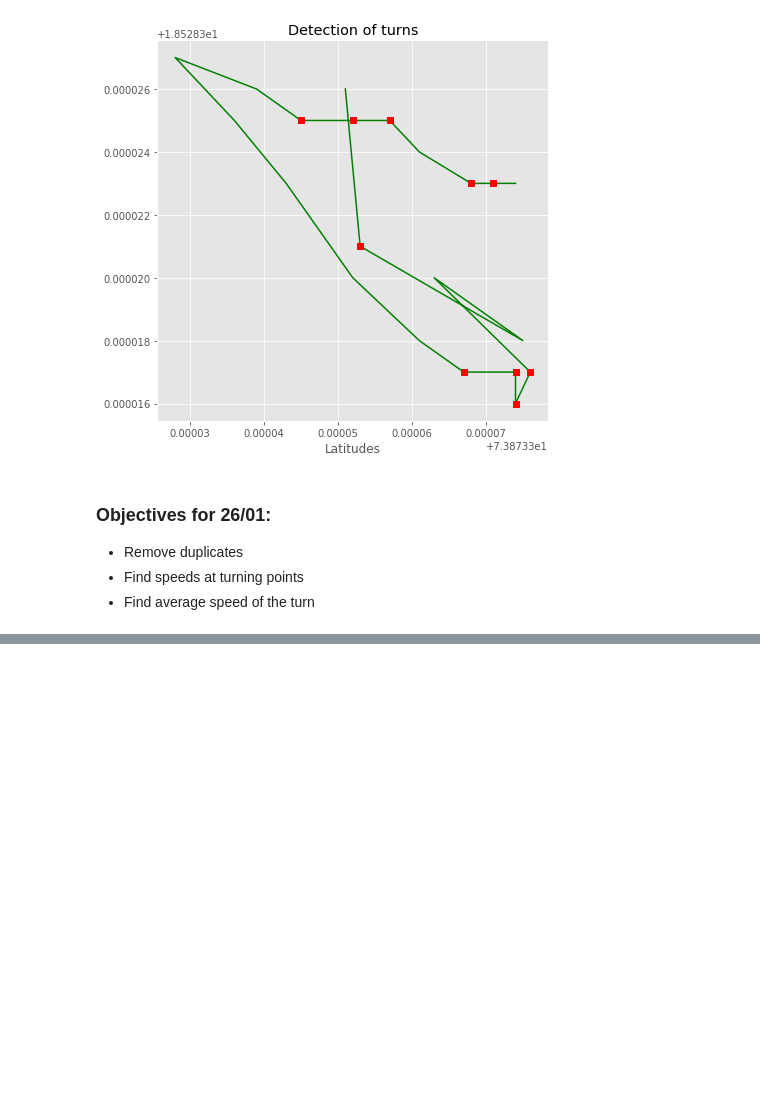
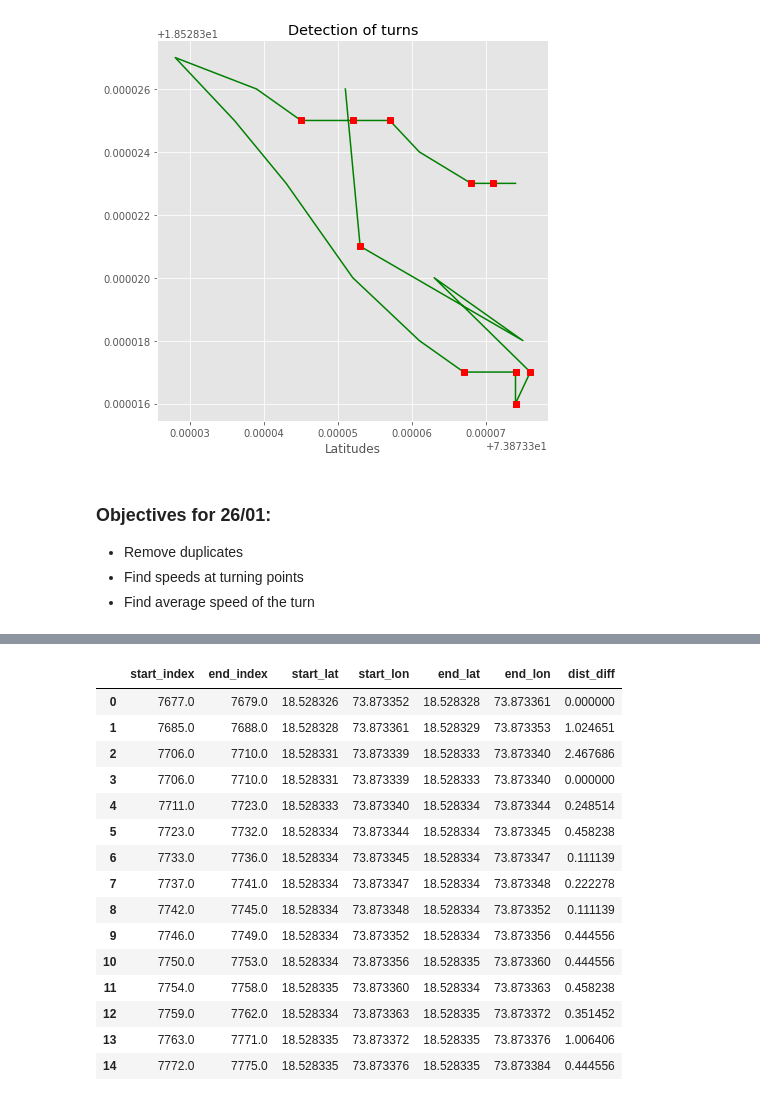
Before and after one commit to anish2197/data-analystics, a Jupyter notebook: Day 6 and 7.ipynb, the cells around one changed output, grey strips where cells are left out. Saved outputs shown, nothing was run; the diff lists cells and outputs as text; code cells hidden in the pictures; blank space fills up the shorter version.

Commit message:
data cleaning

```diff
--- a/Day 6.ipynb
+++ b/Day 6 and 7.ipynb
@@ -417,0 +573,55 @@ Merged result
+# %%
+def find_distance(lat1, long1, lat2, long2):
+
+    DOF_lat = lat1 - lat2
+    DOF_long = long1 - long2
+
+    dist_lat = DOF_lat * 111139
+    dist_long = DOF_long * 111139
+
+    dist = np.sqrt((dist_lat*dist_lat) + (dist_long*dist_long))
+
+    return dist
+# %%
+# A function to find distance between turns:
+
+def turns_dist(df_merged):
+
+    df_turns_dist = pd.DataFrame(columns=["start_index", "end_index", "start_lat", "start_lon", "end_lat", "end_lon", "dist_diff"])
+
+    df_turns_dist = df_turns_dist.append({"start_index":df_merged["start_index"].iloc[0],
+                                         "end_index":df_merged["end_index"].iloc[0],
+                                         "start_lat":df_merged["start_lat"].iloc[0],"start_lon":df_merged["start_lon"].iloc[0],
+                                         "end_lat":df_merged["end_lat"].iloc[0], "end_lon":df_merged["end_lon"].iloc[0],
+                                         "dist_diff":0},ignore_index=True)
+
+    for i in range(len(df_merged)):
+        if i == 0:
+            pass
+        else:
+            dist_diff = find_distance(df_merged["start_lat"].iloc[i-1], df_merged["start_lon"].iloc[i-1],df_merged["start_lat"].iloc[i], df_merged["start_lon"].iloc[i])
+            df_turns_dist = df_turns_dist.append({"start_index":df_merged["start_index"].iloc[i],
+                                         "end_index":df_merged["end_index"].iloc[i],
+                                         "start_lat":df_merged["start_lat"].iloc[i],"start_lon":df_merged["start_lon"].iloc[i],
+                                         "end_lat":df_merged["end_lat"].iloc[i], "end_lon":df_merged["end_lon"].iloc[i],
+                                         "dist_diff":dist_diff},ignore_index=True)
+    return df_turns_dist
+
+turns_dist(df_merged)
+# %% [output]
+|  | start_index | end_index | start_lat | start_lon | end_lat | end_lon | dist_diff |
+| 0 | 7677.0 | 7679.0 | 18.528326 | 73.873352 | 18.528328 | 73.873361 | 0.000000 |
+| 1 | 7685.0 | 7688.0 | 18.528328 | 73.873361 | 18.528329 | 73.873353 | 1.024651 |
+| 2 | 7706.0 | 7710.0 | 18.528331 | 73.873339 | 18.528333 | 73.873340 | 2.467686 |
+| 3 | 7706.0 | 7710.0 | 18.528331 | 73.873339 | 18.528333 | 73.873340 | 0.000000 |
+| 4 | 7711.0 | 7723.0 | 18.528333 | 73.873340 | 18.528334 | 73.873344 | 0.248514 |
+| 5 | 7723.0 | 7732.0 | 18.528334 | 73.873344 | 18.528334 | 73.873345 | 0.458238 |
+| 6 | 7733.0 | 7736.0 | 18.528334 | 73.873345 | 18.528334 | 73.873347 | 0.111139 |
+| 7 | 7737.0 | 7741.0 | 18.528334 | 73.873347 | 18.528334 | 73.873348 | 0.222278 |
+| 8 | 7742.0 | 7745.0 | 18.528334 | 73.873348 | 18.528334 | 73.873352 | 0.111139 |
+| 9 | 7746.0 | 7749.0 | 18.528334 | 73.873352 | 18.528334 | 73.873356 | 0.444556 |
+| 10 | 7750.0 | 7753.0 | 18.528334 | 73.873356 | 18.528335 | 73.873360 | 0.444556 |
+| 11 | 7754.0 | 7758.0 | 18.528335 | 73.873360 | 18.528334 | 73.873363 | 0.458238 |
+| 12 | 7759.0 | 7762.0 | 18.528334 | 73.873363 | 18.528335 | 73.873372 | 0.351452 |
+| 13 | 7763.0 | 7771.0 | 18.528335 | 73.873372 | 18.528335 | 73.873376 | 1.006406 |
+| 14 | 7772.0 | 7775.0 | 18.528335 | 73.873376 | 18.528335 | 73.873384 | 0.444556 |
```
Also changed, not shown: parts of 31 cells of this notebook, 1 other file.
